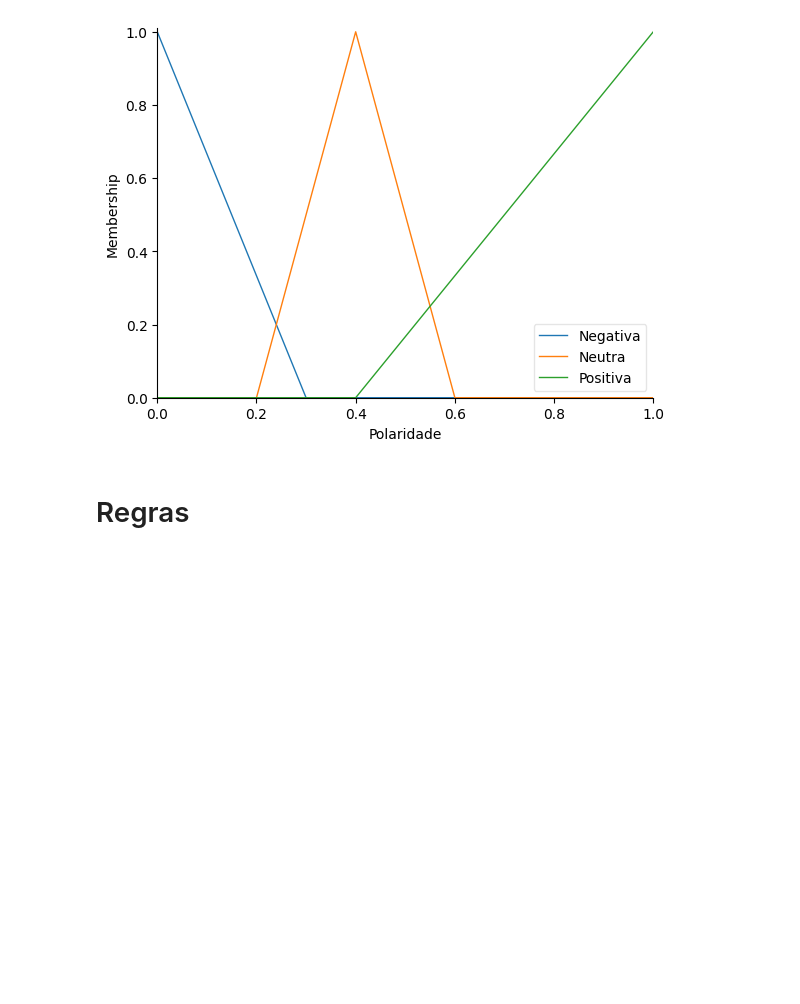
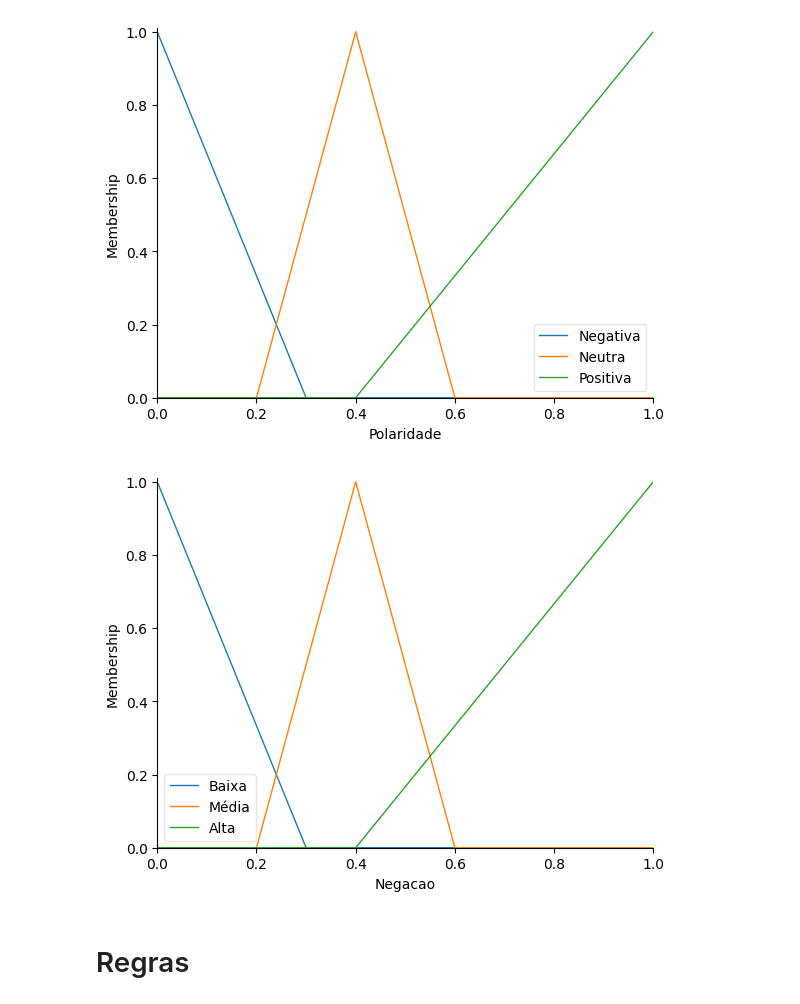
Before and after one commit to BccMaterial/IA-EP3, a Jupyter notebook: main.ipynb, the cells around one changed output. Drawn from its saved outputs; the diff is of its cells as text; code cells hidden in the pictures; blank space fills up the shorter version.

```diff
--- a/main.ipynb
+++ b/main.ipynb
@@ -111,6 +120,10 @@ intensidade.view()
 polaridade.view()
 # %% [output]
 [figure]
+# %%
+negacao.view()
+# %% [output]
+[figure, added]
 # %% [markdown]
 # Regras
 # %%
```
Also changed, not shown: parts of 5 cells of this notebook.
